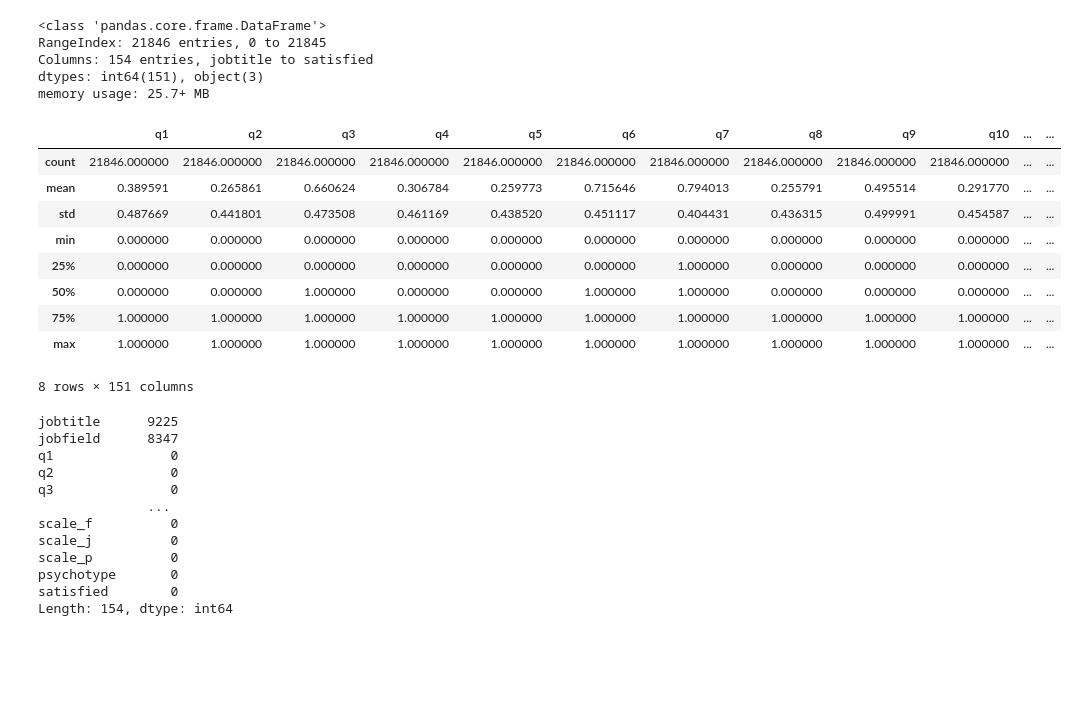
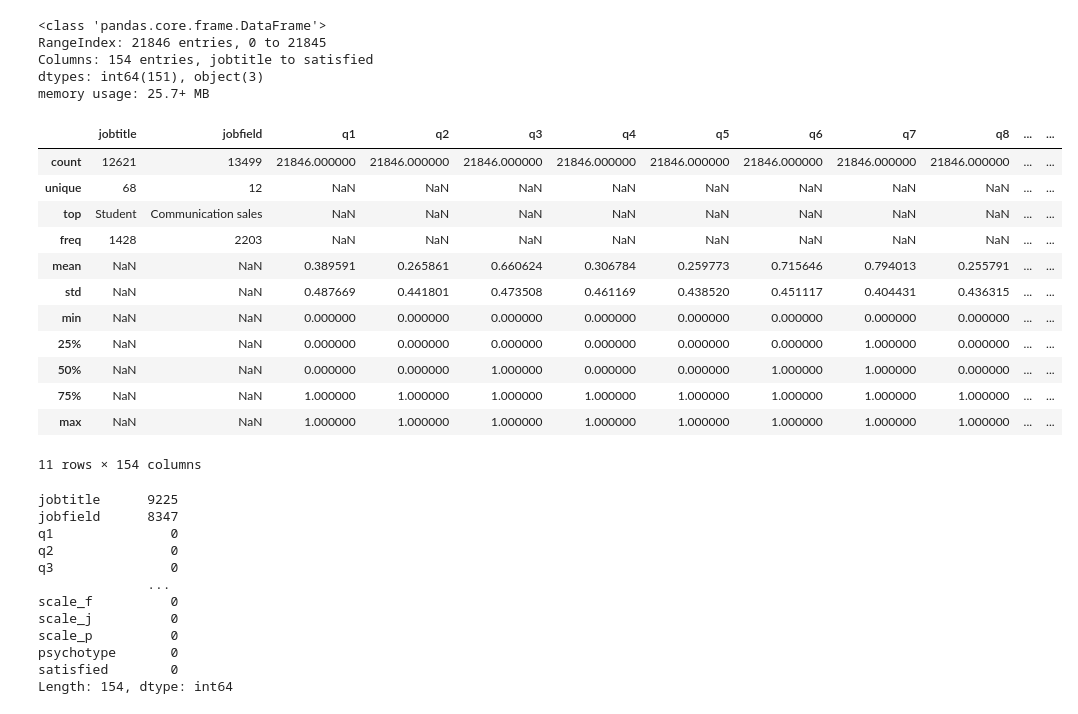
Before and after one commit to Rhea-myat/Dashboard, a Jupyter notebook: Data_Analysis.ipynb, the cells around one changed output. Drawn from its saved outputs; the diff is of its cells as text; code cells hidden in the pictures; blank space fills up the shorter version.

```diff
--- a/Data_Analysis.ipynb
+++ b/Data_Analysis.ipynb
@@ -34,18 +34,21 @@ Columns: 154 entries, jobtitle to satisfied
 dtypes: int64(151), object(3)
 memory usage: 25.7+ MB
 # %%
-df.describe()
+df.describe(include='all')
 # %% [output]
-|  | q1 | q2 | q3 | q4 | q5 | q6 | q7 | q8 | q9 | q10 | ... | ... |
-| count | 21846.000000 | 21846.000000 | 21846.000000 | 21846.000000 | 21846.000000 | 21846.000000 | 21846.000000 | 21846.000000 | 21846.000000 | 21846.000000 | ... | ... |
-| mean | 0.389591 | 0.265861 | 0.660624 | 0.306784 | 0.259773 | 0.715646 | 0.794013 | 0.255791 | 0.495514 | 0.291770 | ... | ... |
-| std | 0.487669 | 0.441801 | 0.473508 | 0.461169 | 0.438520 | 0.451117 | 0.404431 | 0.436315 | 0.499991 | 0.454587 | ... | ... |
-| min | 0.000000 | 0.000000 | 0.000000 | 0.000000 | 0.000000 | 0.000000 | 0.000000 | 0.000000 | 0.000000 | 0.000000 | ... | ... |
-| 25% | 0.000000 | 0.000000 | 0.000000 | 0.000000 | 0.000000 | 0.000000 | 1.000000 | 0.000000 | 0.000000 | 0.000000 | ... | ... |
-| 50% | 0.000000 | 0.000000 | 1.000000 | 0.000000 | 0.000000 | 1.000000 | 1.000000 | 0.000000 | 0.000000 | 0.000000 | ... | ... |
-| 75% | 1.000000 | 1.000000 | 1.000000 | 1.000000 | 1.000000 | 1.000000 | 1.000000 | 1.000000 | 1.000000 | 1.000000 | ... | ... |
-| max | 1.000000 | 1.000000 | 1.000000 | 1.000000 | 1.000000 | 1.000000 | 1.000000 | 1.000000 | 1.000000 | 1.000000 | ... | ... |
+|  | jobtitle | jobfield | q1 | q2 | q3 | q4 | q5 | q6 | q7 | q8 | ... | ... |
+| count | 12621 | 13499 | 21846.000000 | 21846.000000 | 21846.000000 | 21846.000000 | 21846.000000 | 21846.000000 | 21846.000000 | 21846.000000 | ... | ... |
+| unique | 68 | 12 | NaN | NaN | NaN | NaN | NaN | NaN | NaN | NaN | ... | ... |
+| top | Student | Communication sales | NaN | NaN | NaN | NaN | NaN | NaN | NaN | NaN | ... | ... |
+| freq | 1428 | 2203 | NaN | NaN | NaN | NaN | NaN | NaN | NaN | NaN | ... | ... |
+| mean | NaN | NaN | 0.389591 | 0.265861 | 0.660624 | 0.306784 | 0.259773 | 0.715646 | 0.794013 | 0.255791 | ... | ... |
+| std | NaN | NaN | 0.487669 | 0.441801 | 0.473508 | 0.461169 | 0.438520 | 0.451117 | 0.404431 | 0.436315 | ... | ... |
+| min | NaN | NaN | 0.000000 | 0.000000 | 0.000000 | 0.000000 | 0.000000 | 0.000000 | 0.000000 | 0.000000 | ... | ... |
+| 25% | NaN | NaN | 0.000000 | 0.000000 | 0.000000 | 0.000000 | 0.000000 | 0.000000 | 1.000000 | 0.000000 | ... | ... |
+| 50% | NaN | NaN | 0.000000 | 0.000000 | 1.000000 | 0.000000 | 0.000000 | 1.000000 | 1.000000 | 0.000000 | ... | ... |
+| 75% | NaN | NaN | 1.000000 | 1.000000 | 1.000000 | 1.000000 | 1.000000 | 1.000000 | 1.000000 | 1.000000 | ... | ... |
+| max | NaN | NaN | 1.000000 | 1.000000 | 1.000000 | 1.000000 | 1.000000 | 1.000000 | 1.000000 | 1.000000 | ... | ... |
-8 rows × 151 columns
+11 rows × 154 columns
 # %%
 df.isnull().sum()
 # %% [output]
```
Also changed, not shown: parts of 11 cells of this notebook, 2 other files.
